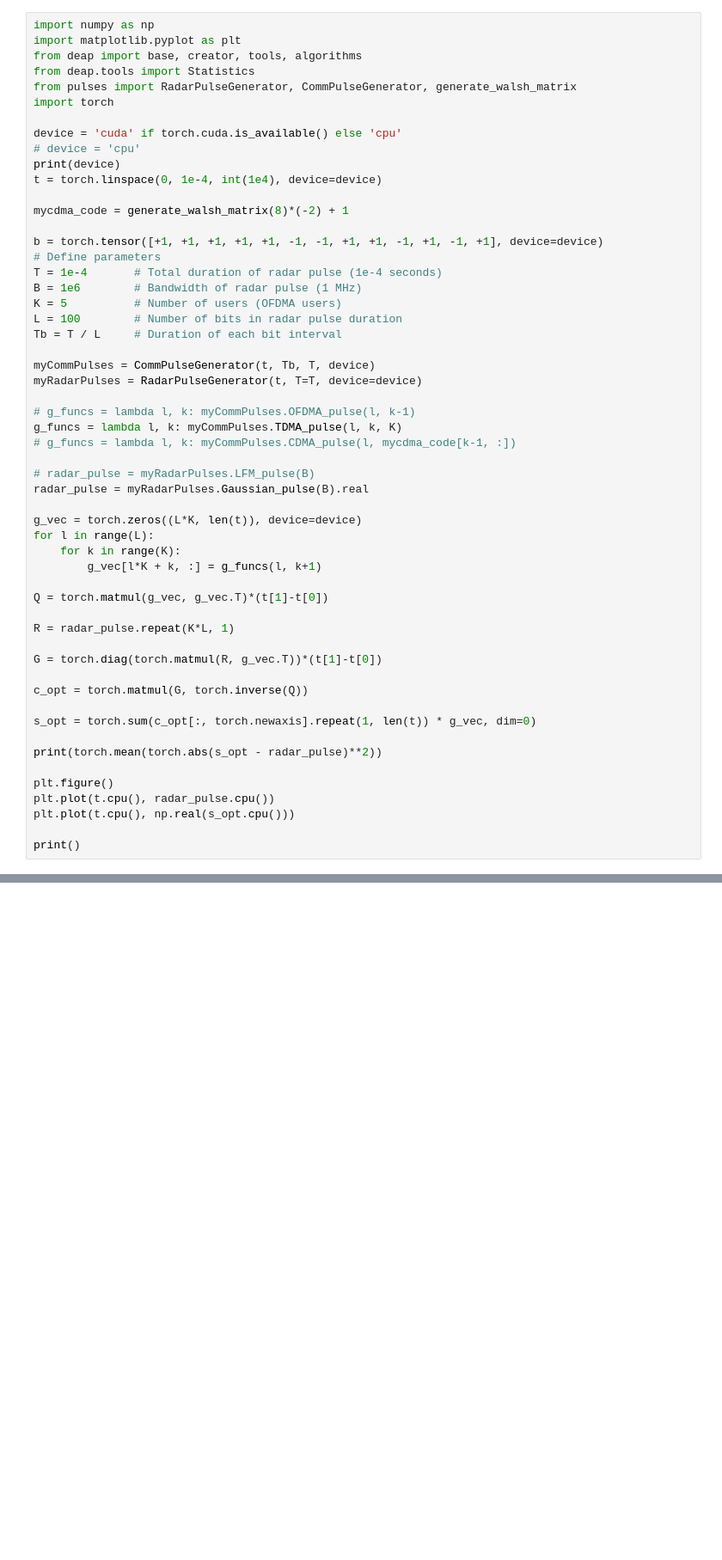
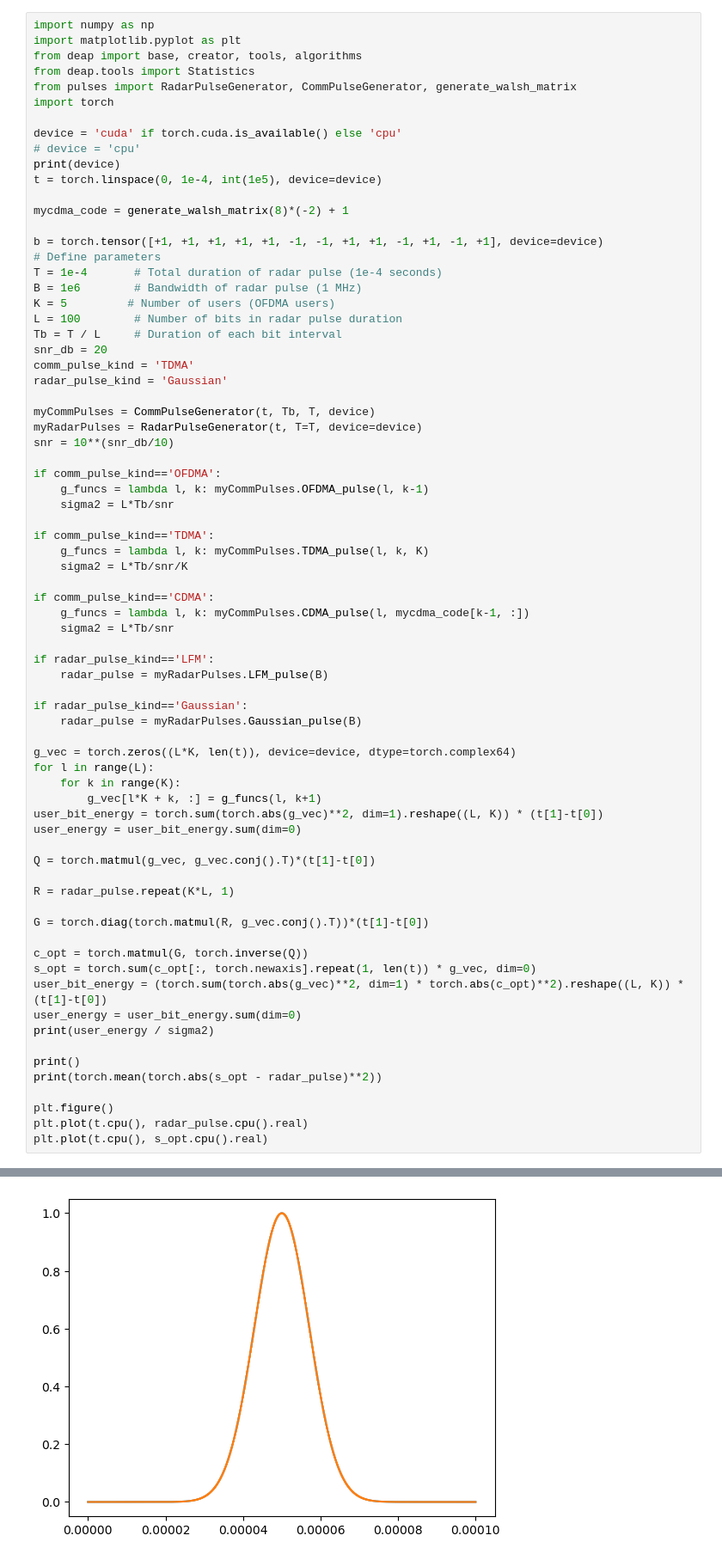
Before and after one commit to alireza06/JSAC_waveform_design, a Jupyter notebook: ga first.ipynb, the cells around one changed output, grey strips where cells are left out. Shown at 86% size. Cells and saved outputs as stored; diff of their text form; blank space fills up the shorter version.

```diff
--- a/ga first.ipynb
+++ b/ga first.ipynb
@@ -9,7 +9,7 @@ import torch
 device = 'cuda' if torch.cuda.is_available() else 'cpu'
 # device = 'cpu'
 print(device)
-t = torch.linspace(0, 1e-4, int(1e4), device=device)
+t = torch.linspace(0, 1e-4, int(1e5), device=device)
 
 mycdma_code = generate_walsh_matrix(8)*(-2) + 1
 
@@ -17,39 +17,58 @@ b = torch.tensor([+1, +1, +1, +1, +1, -1, -1, +1, +1, -1, +1, -1, +1], device=de
 # Define parameters
 T = 1e-4       # Total duration of radar pulse (1e-4 seconds)
 B = 1e6        # Bandwidth of radar pulse (1 MHz)
-K = 5          # Number of users (OFDMA users)
+K = 5         # Number of users (OFDMA users)
 L = 100        # Number of bits in radar pulse duration
 Tb = T / L     # Duration of each bit interval
+snr_db = 20
+comm_pulse_kind = 'TDMA'
+radar_pulse_kind = 'Gaussian'
 
 myCommPulses = CommPulseGenerator(t, Tb, T, device)
 myRadarPulses = RadarPulseGenerator(t, T=T, device=device)
+snr = 10**(snr_db/10)
 
-# g_funcs = lambda l, k: myCommPulses.OFDMA_pulse(l, k-1)
-g_funcs = lambda l, k: myCommPulses.TDMA_pulse(l, k, K)
-# g_funcs = lambda l, k: myCommPulses.CDMA_pulse(l, mycdma_code[k-1, :])
+if comm_pulse_kind=='OFDMA':
+    g_funcs = lambda l, k: myCommPulses.OFDMA_pulse(l, k-1)
+    sigma2 = L*Tb/snr
 
-# radar_pulse = myRadarPulses.LFM_pulse(B)
-radar_pulse = myRadarPulses.Gaussian_pulse(B).real
+if comm_pulse_kind=='TDMA':
+    g_funcs = lambda l, k: myCommPulses.TDMA_pulse(l, k, K)
+    sigma2 = L*Tb/snr/K
 
-g_vec = torch.zeros((L*K, len(t)), device=device)
+if comm_pulse_kind=='CDMA':
+    g_funcs = lambda l, k: myCommPulses.CDMA_pulse(l, mycdma_code[k-1, :])
+    sigma2 = L*Tb/snr
+
+if radar_pulse_kind=='LFM':
+    radar_pulse = myRadarPulses.LFM_pulse(B)
+
+if radar_pulse_kind=='Gaussian':
+    radar_pulse = myRadarPulses.Gaussian_pulse(B)
+
+g_vec = torch.zeros((L*K, len(t)), device=device, dtype=torch.complex64)
 for l in range(L):
     for k in range(K):
         g_vec[l*K + k, :] = g_funcs(l, k+1)
+user_bit_energy = torch.sum(torch.abs(g_vec)**2, dim=1).reshape((L, K)) * (t[1]-t[0])
+user_energy = user_bit_energy.sum(dim=0)
 
-Q = torch.matmul(g_vec, g_vec.T)*(t[1]-t[0])
+Q = torch.matmul(g_vec, g_vec.conj().T)*(t[1]-t[0])
 
 R = radar_pulse.repeat(K*L, 1)
 
-G = torch.diag(torch.matmul(R, g_vec.T))*(t[1]-t[0])
+G = torch.diag(torch.matmul(R, g_vec.conj().T))*(t[1]-t[0])
 
 c_opt = torch.matmul(G, torch.inverse(Q))
+s_opt = torch.sum(c_opt[:, torch.newaxis].repeat(1, len(t)) * g_vec, dim=0)
+user_bit_energy = (torch.sum(torch.abs(g_vec)**2, dim=1) * torch.abs(c_opt)**2).reshape((L, K)) * (t[1]-t[0])
+user_energy = user_bit_energy.sum(dim=0)
+print(user_energy / sigma2)
 
-s_opt = torch.sum(c_opt[:, torch.newaxis].repeat(1, len(t)) * g_vec, dim=0)
-
+print()
 print(torch.mean(torch.abs(s_opt - radar_pulse)**2))
 
 plt.figure()
-plt.plot(t.cpu(), radar_pulse.cpu())
-plt.plot(t.cpu(), np.real(s_opt.cpu()))
-
-print()
+plt.plot(t.cpu(), radar_pulse.cpu().real)
+plt.plot(t.cpu(), s_opt.cpu().real)
+# %% [output]
@@ -55,0 +80 @@ print()
+[figure, added]
```
Also changed, not shown: parts of 4 cells of this notebook.
